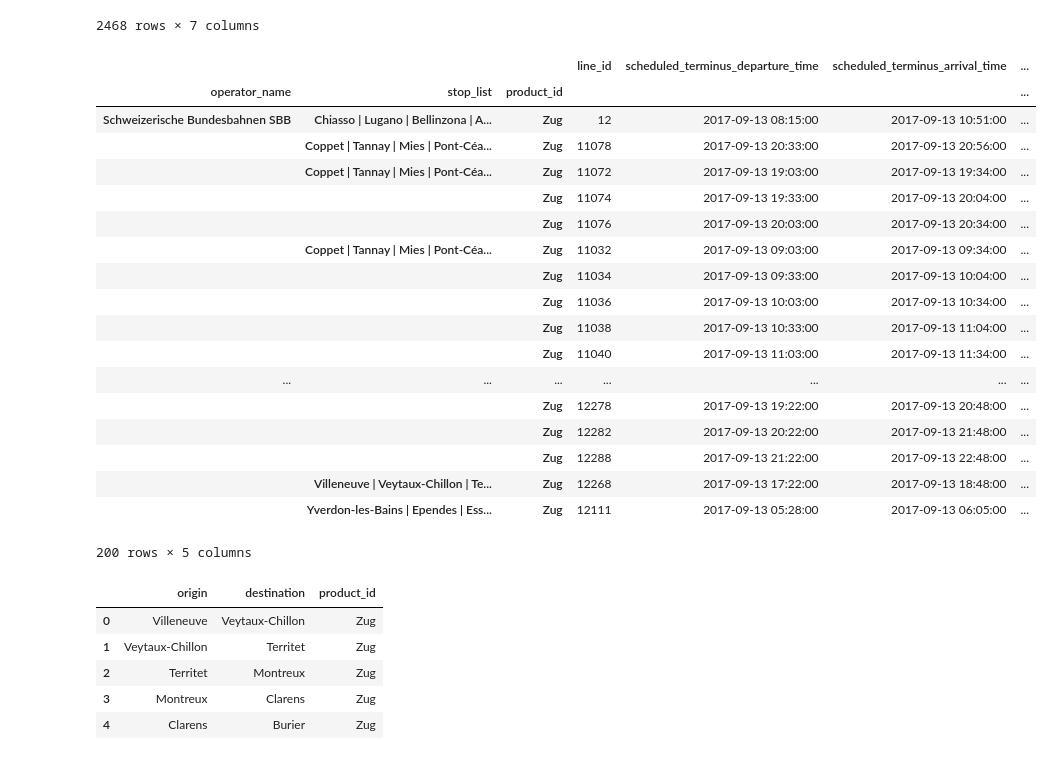
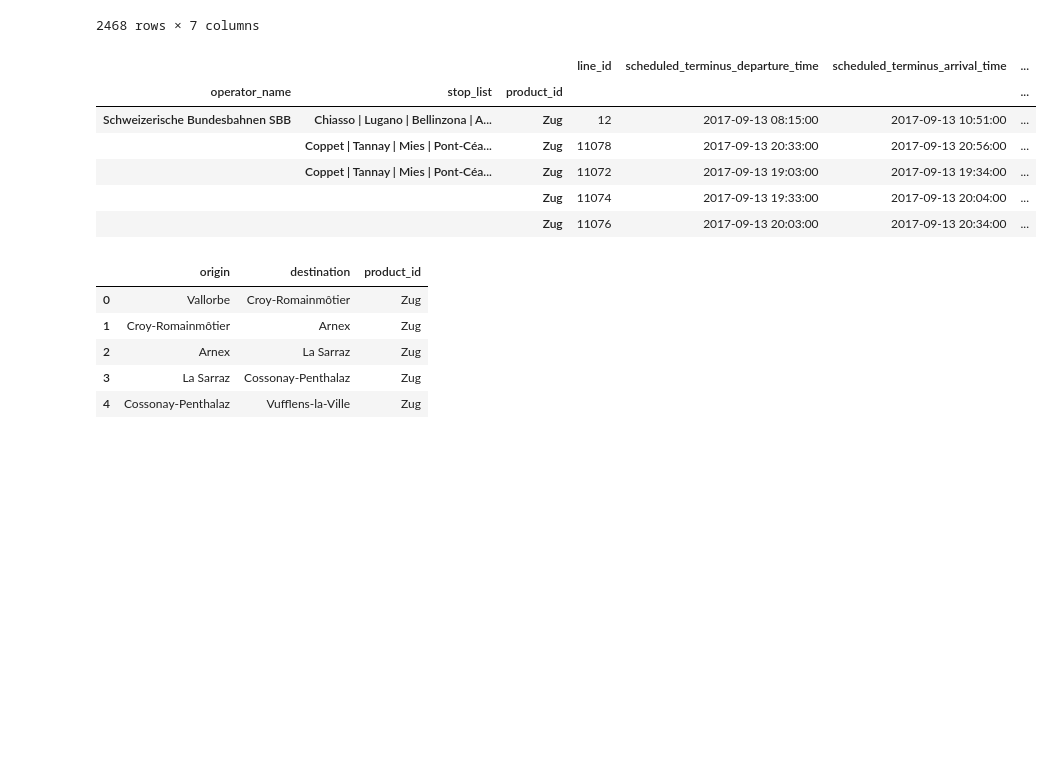
Before and after one commit to mbanga9/DataScience_Labs, a Jupyter notebook: Final-Project-2.ipynb, the cells around one changed output. Drawn from its saved outputs; the diff is of its cells as text; code cells hidden in the pictures; blank space fills up the shorter version.

```diff
--- a/Final-Project-2.ipynb
+++ b/Final-Project-2.ipynb
@@ -108,11 +108,11 @@ df.columns = ['trip_date', 'trip_id', 'operator_id', 'operator_abk',
                 'longitude', 'latitude']
 # %%
 # Convert columns 'trip_date', scheduled_arrival_time' and 'scheduled departure time' to datetime
-df['trip_date'] = pd.to_datetime(df['trip_date'], errors='ignore')
-df['scheduled_arrival_time'] = pd.to_datetime(df['scheduled_arrival_time'], errors='ignore')
-df['scheduled_departure_time'] = pd.to_datetime(df['scheduled_departure_time'], errors='ignore')
-df['actual_arrival_time'] = pd.to_datetime(df['actual_arrival_time'], errors='ignore')
-df['actual_departure_time'] = pd.to_datetime(df['actual_departure_time'], errors='ignore')
+df['trip_date'] = pd.to_datetime(df['trip_date'], format='%d.%m.%Y', errors='ignore')
+df['scheduled_arrival_time'] = pd.to_datetime(df['scheduled_arrival_time'], format='%d.%m.%Y %H:%M', errors='ignore')
+df['scheduled_departure_time'] = pd.to_datetime(df['scheduled_departure_time'], format='%d.%m.%Y %H:%M', errors='ignore')
+df['actual_arrival_time'] = pd.to_datetime(df['actual_arrival_time'], format='%d.%m.%Y %H:%M:%S', errors='ignore')
+df['actual_departure_time'] = pd.to_datetime(df['actual_departure_time'], format='%d.%m.%Y %H:%M:%S', errors='ignore')
 # %%
 info_trips = pd.DataFrame()
 visu_trips = pd.DataFrame()
@@ -177,31 +177,19 @@ info_trips
 |  |  | Zug | St-Maurice | 7.002049 | 46.216364 | NaT | NaT | ... |
 2468 rows × 7 columns
 # %%
-#visu_trips = visu_trips.set_index(['operator_name', 'stop_list', 'product_id']).sort_index(axis=0, level=['stop_list'])
+visu_trips = visu_trips.set_index(['operator_name', 'stop_list', 'product_id']).sort_index(axis=0, level=['stop_list'])
 visu_trips = visu_trips[['line_id','scheduled_terminus_departure_time', 'scheduled_terminus_arrival_time',
                          'actual_terminus_departure_time', 'actual_terminus_arrival_time']]
 # %%
-visu_trips
+visu_trips.head()
 # %% [output]
 |  |  |  | line_id | scheduled_terminus_departure_time | scheduled_terminus_arrival_time | ... |
 | operator_name | stop_list | product_id |  |  |  | ... |
 | Schweizerische Bundesbahnen SBB | Chiasso | Lugano | Bellinzona | A... | Zug | 12 | 2017-09-13 08:15:00 | 2017-09-13 10:51:00 | ... |
 |  | Coppet | Tannay | Mies | Pont-Céa... | Zug | 11078 | 2017-09-13 20:33:00 | 2017-09-13 20:56:00 | ... |
 |  | Coppet | Tannay | Mies | Pont-Céa... | Zug | 11072 | 2017-09-13 19:03:00 | 2017-09-13 19:34:00 | ... |
 |  |  | Zug | 11074 | 2017-09-13 19:33:00 | 2017-09-13 20:04:00 | ... |
 |  |  | Zug | 11076 | 2017-09-13 20:03:00 | 2017-09-13 20:34:00 | ... |
-|  | Coppet | Tannay | Mies | Pont-Céa... | Zug | 11032 | 2017-09-13 09:03:00 | 2017-09-13 09:34:00 | ... |
-|  |  | Zug | 11034 | 2017-09-13 09:33:00 | 2017-09-13 10:04:00 | ... |
-|  |  | Zug | 11036 | 2017-09-13 10:03:00 | 2017-09-13 10:34:00 | ... |
-|  |  | Zug | 11038 | 2017-09-13 10:33:00 | 2017-09-13 11:04:00 | ... |
-|  |  | Zug | 11040 | 2017-09-13 11:03:00 | 2017-09-13 11:34:00 | ... |
-| ... | ... | ... | ... | ... | ... | ... |
-|  |  | Zug | 12278 | 2017-09-13 19:22:00 | 2017-09-13 20:48:00 | ... |
-|  |  | Zug | 12282 | 2017-09-13 20:22:00 | 2017-09-13 21:48:00 | ... |
-|  |  | Zug | 12288 | 2017-09-13 21:22:00 | 2017-09-13 22:48:00 | ... |
-|  | Villeneuve | Veytaux-Chillon | Te... | Zug | 12268 | 2017-09-13 17:22:00 | 2017-09-13 18:48:00 | ... |
-|  | Yverdon-les-Bains | Ependes | Ess... | Zug | 12111 | 2017-09-13 05:28:00 | 2017-09-13 06:05:00 | ... |
-200 rows × 5 columns
 # %%
 # Create table that contains all edges in the network.
 # An edge is essentially caracterized by its origin, destination and mean of transport (product_id)
@@ -228,10 +216,10 @@ partial_arcs_df = partial_arcs_df.reset_index(drop=True)
 partial_arcs_df.head()
 # %% [output]
 |  | origin | destination | product_id |
-| 0 | Villeneuve | Veytaux-Chillon | Zug |
-| 1 | Veytaux-Chillon | Territet | Zug |
-| 2 | Territet | Montreux | Zug |
-| 3 | Montreux | Clarens | Zug |
-| 4 | Clarens | Burier | Zug |
+| 0 | Vallorbe | Croy-Romainmôtier | Zug |
+| 1 | Croy-Romainmôtier | Arnex | Zug |
+| 2 | Arnex | La Sarraz | Zug |
+| 3 | La Sarraz | Cossonay-Penthalaz | Zug |
+| 4 | Cossonay-Penthalaz | Vufflens-la-Ville | Zug |
 # %%
 df_edges = pd.DataFrame()
```
Also changed, not shown: parts of 11 cells of this notebook.
